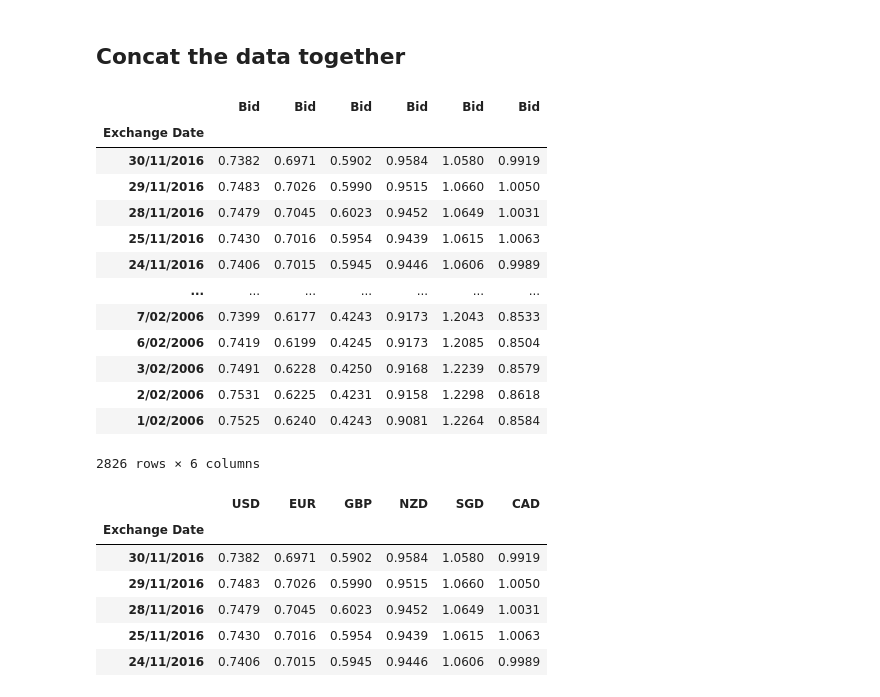
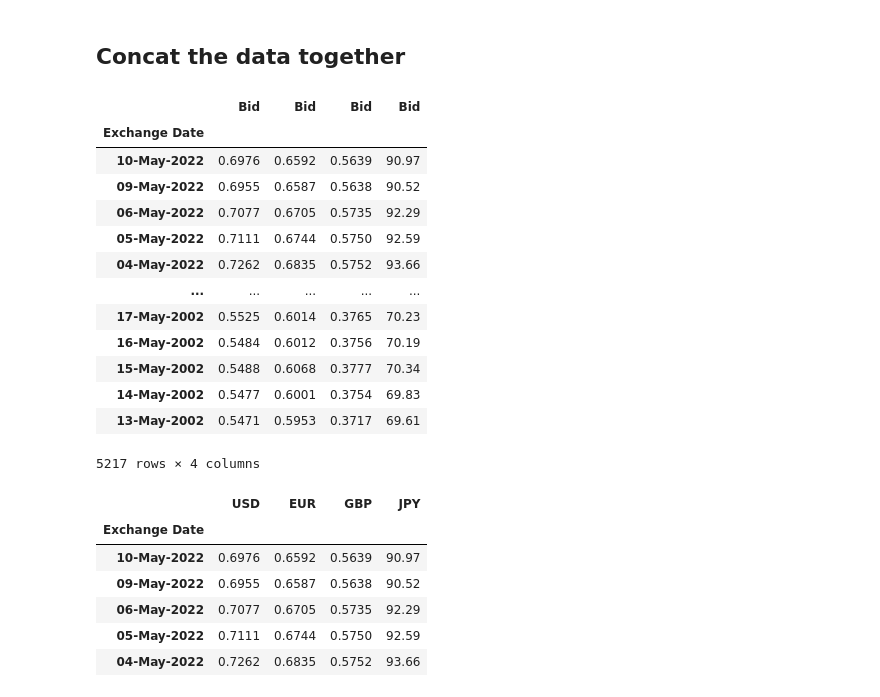
Before and after one commit to Gosper23/Australian-Interest-Rate-Analysis, a Jupyter notebook: currency_cleaning.ipynb, the cells around one changed output. Drawn from its saved outputs; the diff is of its cells as text; code cells hidden in the pictures.

```diff
--- a/currency_cleaning.ipynb
+++ b/currency_cleaning.ipynb
@@ -35,3 +35,5 @@ usd_aud.shape
+# %%
+usd_aud = usd_aud.drop(labels=[5217], axis=0)
 # %%
 # Check for null values
 usd_aud.isnull()
@@ -214,6 +216,6 @@ Length: 2826, dtype: bool
 # %%
-csv_path = Path("Fin Data/AUDHKD.csv")
-aud_hdk = pd.read_csv(csv_path, header=0)
-aud_hdk.head()
+csv_path = Path("Fin Data/AUDJPY.csv")
+jpy_aud = pd.read_csv(csv_path, header=0)
+jpy_aud.head()
 # %% [output]
 |  | Exchange Date | Bid | Ask | High | Low | Open | Refresh Rate | BidNet |
@@ -225,5 +227,5 @@ aud_hdk.head()
 # %%
-aud_hdk.drop(columns=['Ask','High','Low','Open','Refresh Rate','BidNet'], axis=1, inplace=True)
-aud_hdk
+jpy_aud.drop(columns=['Ask','High','Low','Open','Refresh Rate','BidNet'], axis=1, inplace=True)
+jpy_aud
 # %% [output]
 |  | Exchange Date | Bid |
@@ -489,38 +353,38 @@ Length: 2826, dtype: bool
 ## Concat the data together
 # %%
 # Concat the data together
-currency_data = pd.concat([usd_aud, aud_eur, aud_gbp, aud_nzd, aud_sgd, aud_cad], axis="columns", join="inner")
+currency_data = pd.concat([usd_aud, aud_eur, aud_gbp, jpy_aud], axis="columns", join="inner")
 currency_data.set_index(usd_aud['Exchange Date'], inplace=True)
 currency_data.drop(columns=['Exchange Date','Exchange Date','Exchange Date'], axis=1, inplace=True)
 currency_data
 # %% [output]
-|  | Bid | Bid | Bid | Bid | Bid | Bid |
-| Exchange Date |  |  |  |  |  |  |
-| 30/11/2016 | 0.7382 | 0.6971 | 0.5902 | 0.9584 | 1.0580 | 0.9919 |
-| 29/11/2016 | 0.7483 | 0.7026 | 0.5990 | 0.9515 | 1.0660 | 1.0050 |
-| 28/11/2016 | 0.7479 | 0.7045 | 0.6023 | 0.9452 | 1.0649 | 1.0031 |
-| 25/11/2016 | 0.7430 | 0.7016 | 0.5954 | 0.9439 | 1.0615 | 1.0063 |
-| 24/11/2016 | 0.7406 | 0.7015 | 0.5945 | 0.9446 | 1.0606 | 0.9989 |
-| ... | ... | ... | ... | ... | ... | ... |
-| 7/02/2006 | 0.7399 | 0.6177 | 0.4243 | 0.9173 | 1.2043 | 0.8533 |
-| 6/02/2006 | 0.7419 | 0.6199 | 0.4245 | 0.9173 | 1.2085 | 0.8504 |
-| 3/02/2006 | 0.7491 | 0.6228 | 0.4250 | 0.9168 | 1.2239 | 0.8579 |
-| 2/02/2006 | 0.7531 | 0.6225 | 0.4231 | 0.9158 | 1.2298 | 0.8618 |
-| 1/02/2006 | 0.7525 | 0.6240 | 0.4243 | 0.9081 | 1.2264 | 0.8584 |
+|  | Bid | Bid | Bid | Bid |
+| Exchange Date |  |  |  |  |
+| 10-May-2022 | 0.6976 | 0.6592 | 0.5639 | 90.97 |
+| 09-May-2022 | 0.6955 | 0.6587 | 0.5638 | 90.52 |
+| 06-May-2022 | 0.7077 | 0.6705 | 0.5735 | 92.29 |
+| 05-May-2022 | 0.7111 | 0.6744 | 0.5750 | 92.59 |
+| 04-May-2022 | 0.7262 | 0.6835 | 0.5752 | 93.66 |
+| ... | ... | ... | ... | ... |
+| 17-May-2002 | 0.5525 | 0.6014 | 0.3765 | 70.23 |
+| 16-May-2002 | 0.5484 | 0.6012 | 0.3756 | 70.19 |
+| 15-May-2002 | 0.5488 | 0.6068 | 0.3777 | 70.34 |
+| 14-May-2002 | 0.5477 | 0.6001 | 0.3754 | 69.83 |
+| 13-May-2002 | 0.5471 | 0.5953 | 0.3717 | 69.61 |
-2826 rows × 6 columns
+5217 rows × 4 columns
 # %%
 # Ammend column names to equal corresponding currency
-columns = ['USD','EUR','GBP','NZD','SGD','CAD']
+columns = ['USD','EUR','GBP','JPY']
 currency_data.columns = columns
 currency_data.head()
 # %% [output]
-|  | USD | EUR | GBP | NZD | SGD | CAD |
-| Exchange Date |  |  |  |  |  |  |
-| 30/11/2016 | 0.7382 | 0.6971 | 0.5902 | 0.9584 | 1.0580 | 0.9919 |
-| 29/11/2016 | 0.7483 | 0.7026 | 0.5990 | 0.9515 | 1.0660 | 1.0050 |
-| 28/11/2016 | 0.7479 | 0.7045 | 0.6023 | 0.9452 | 1.0649 | 1.0031 |
-| 25/11/2016 | 0.7430 | 0.7016 | 0.5954 | 0.9439 | 1.0615 | 1.0063 |
-| 24/11/2016 | 0.7406 | 0.7015 | 0.5945 | 0.9446 | 1.0606 | 0.9989 |
+|  | USD | EUR | GBP | JPY |
+| Exchange Date |  |  |  |  |
+| 10-May-2022 | 0.6976 | 0.6592 | 0.5639 | 90.97 |
+| 09-May-2022 | 0.6955 | 0.6587 | 0.5638 | 90.52 |
+| 06-May-2022 | 0.7077 | 0.6705 | 0.5735 | 92.29 |
+| 05-May-2022 | 0.7111 | 0.6744 | 0.5750 | 92.59 |
+| 04-May-2022 | 0.7262 | 0.6835 | 0.5752 | 93.66 |
 # %%
 # Save the dataframe as a csv file
 currency_data.to_csv('currency_data.csv')
```
Also changed, not shown: parts of 38 cells of this notebook, 50 other files.
